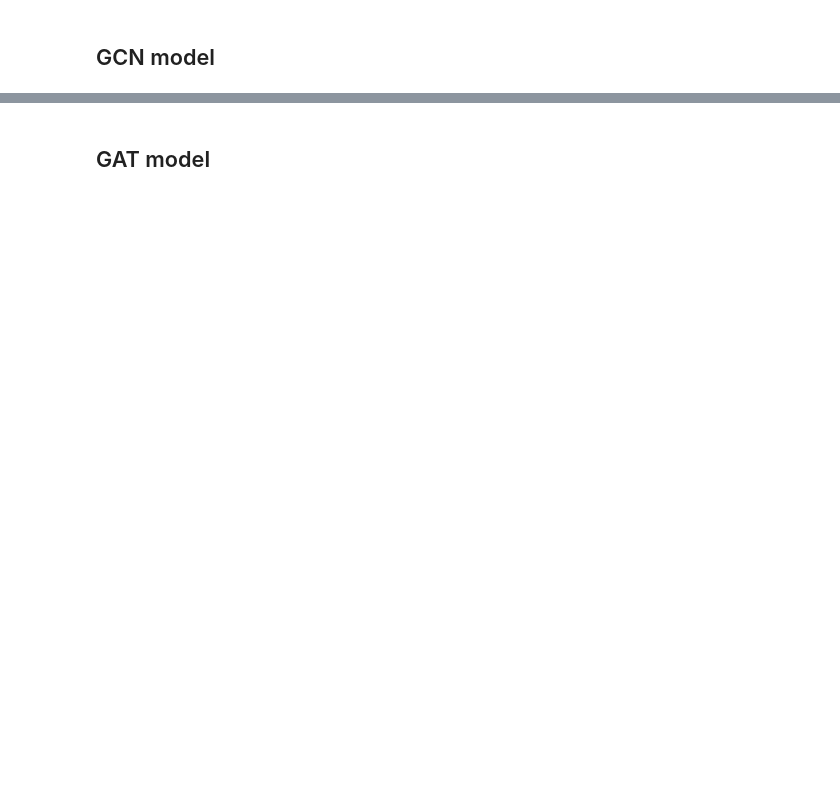
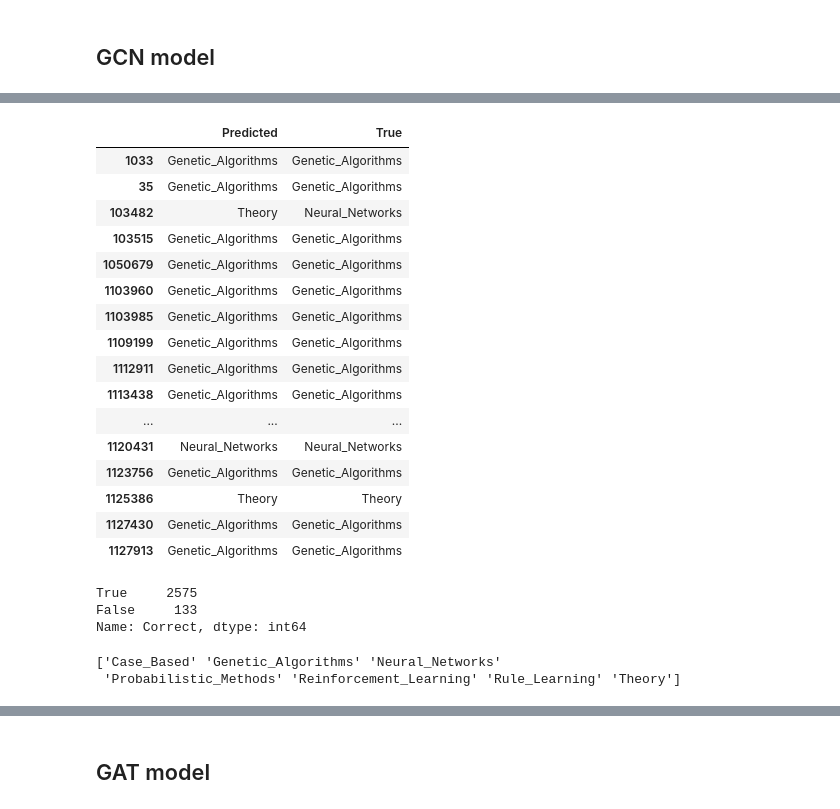
Before and after one commit to AmadeusZhang/GraphML_Frameworks_Benchmarking, a Jupyter notebook: Cora_Analysis.ipynb, the cells around one changed output, grey strips where cells are left out. Cells and saved outputs as stored; diff of their text form; code cells hidden in the pictures; blank space fills up the shorter version.

```diff
--- a/Cora_Analysis.ipynb
+++ b/Cora_Analysis.ipynb
@@ -242,5 +369,5 @@ history = model.fit(
     validation_data=val_gen,
     verbose=2,
     shuffle=False,  # this should be False, since shuffling data means shuffling the whole graph
-    callbacks=[es_callback],
+    # callbacks=[es_callback],
 )
@@ -255,0 +417,36 @@ for name, val in zip(model.metrics_names, test_metrics):
+# %%
+# Inverse transform the predictions to get the node labels
+node_predictions = le.inverse_transform(all_predictions.squeeze())
+# %%
+df = pd.DataFrame({"Predicted": node_predictions, "True": node_subjects})
+df.head(20)
+# %% [output]
+|  | Predicted | True |
+| 1033 | Genetic_Algorithms | Genetic_Algorithms |
+| 35 | Genetic_Algorithms | Genetic_Algorithms |
+| 103482 | Theory | Neural_Networks |
+| 103515 | Genetic_Algorithms | Genetic_Algorithms |
+| 1050679 | Genetic_Algorithms | Genetic_Algorithms |
+| 1103960 | Genetic_Algorithms | Genetic_Algorithms |
+| 1103985 | Genetic_Algorithms | Genetic_Algorithms |
+| 1109199 | Genetic_Algorithms | Genetic_Algorithms |
+| 1112911 | Genetic_Algorithms | Genetic_Algorithms |
+| 1113438 | Genetic_Algorithms | Genetic_Algorithms |
+| ... | ... | ... |
+| 1120431 | Neural_Networks | Neural_Networks |
+| 1123756 | Genetic_Algorithms | Genetic_Algorithms |
+| 1125386 | Theory | Theory |
+| 1127430 | Genetic_Algorithms | Genetic_Algorithms |
+| 1127913 | Genetic_Algorithms | Genetic_Algorithms |
+# %%
+df['Correct'] = df['Predicted'] == df['True']
+df['Correct'].value_counts()
+# %% [output]
+True     2575
+False     133
+Name: Correct, dtype: int64
+# %%
+print( le.classes_ )
+# %% [output]
+['Case_Based' 'Genetic_Algorithms' 'Neural_Networks'
+ 'Probabilistic_Methods' 'Reinforcement_Learning' 'Rule_Learning' 'Theory']
```
Also changed, not shown: parts of 57 cells of this notebook.
